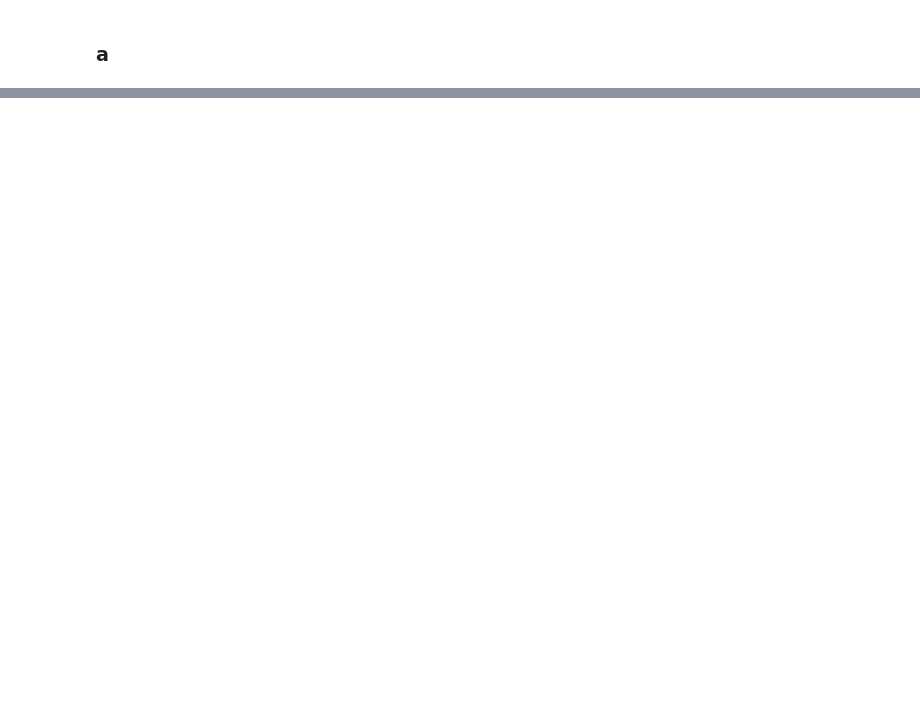
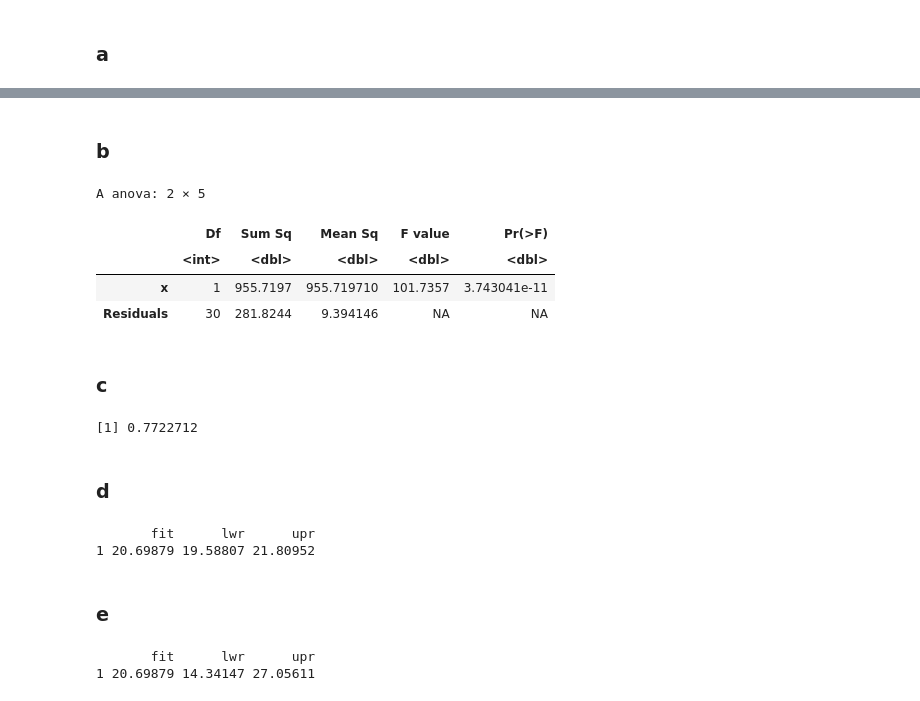
Before and after one commit to j-buss/Introduction-to-Linear-Regression-Analysis, a Jupyter notebook: Chapter_02/Chapter_02_Problems_R.ipynb, the cells around one changed output, grey strips where cells are left out. Drawn from its saved outputs; the diff is of its cells as text; code cells hidden in the pictures; blank space fills up the shorter version.

```diff
--- a/Chapter_02/Chapter_02_Problems_R.ipynb
+++ b/Chapter_02/Chapter_02_Problems_R.ipynb
@@ -275,0 +271,32 @@ ERROR: Error in eval(expr, envir, enclos): object 'f' not found
+# %% [markdown]
+### b
+# %%
+anova(Mileage.lm)
+# %% [output]
+A anova: 2 × 5
+|  | Df | Sum Sq | Mean Sq | F value | Pr(>F) |
+|  | <int> | <dbl> | <dbl> | <dbl> | <dbl> |
+| x | 1 | 955.7197 | 955.719710 | 101.7357 | 3.743041e-11 |
+| Residuals | 30 | 281.8244 | 9.394146 | NA | NA |
+# %% [markdown]
+### c
+# %%
+summary(Mileage.lm)$r.squared
+# %% [output]
+[1] 0.7722712
+# %% [markdown]
+### d
+# %%
+pred<-predict(Mileage.lm, data.frame(x = c(275)), interval="confidence", level=0.95)
+print(pred)
+# %% [output]
+       fit      lwr      upr
+1 20.69879 19.58807 21.80952
+# %% [markdown]
+### e
+# %%
+pred<-predict(Mileage.lm, data.frame(x = c(275)), interval="predict", level=0.95)
+print(pred)
+# %% [output]
+       fit      lwr      upr
+1 20.69879 14.34147 27.05611
```
Also changed, not shown: parts of 55 cells of this notebook, 2 other files.
